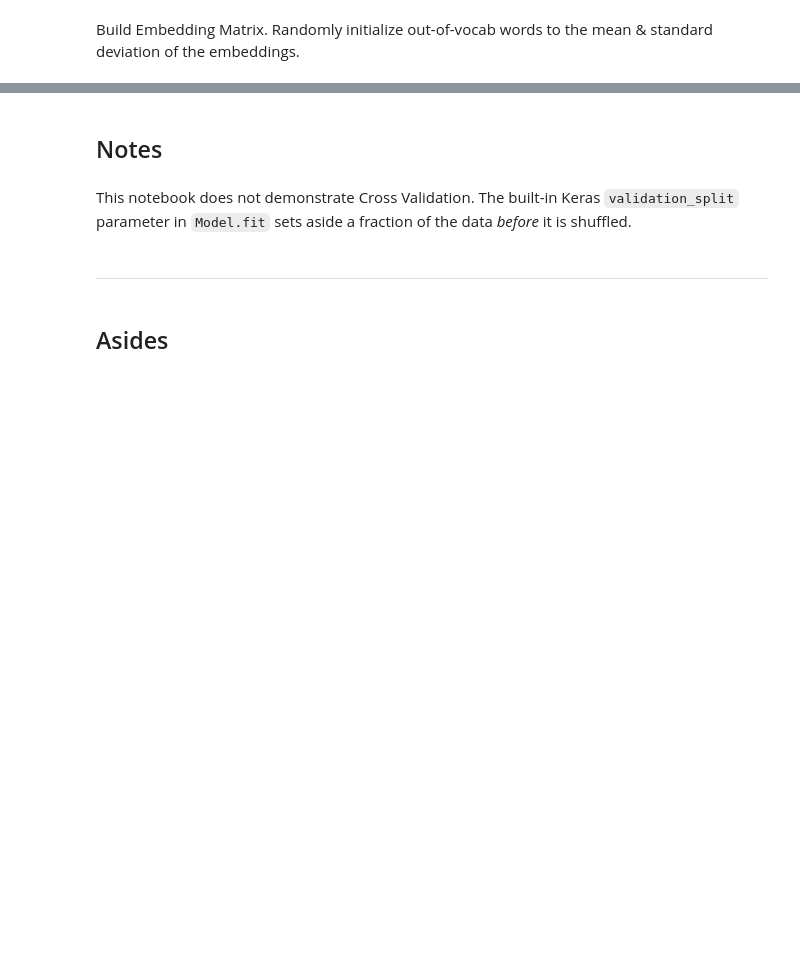
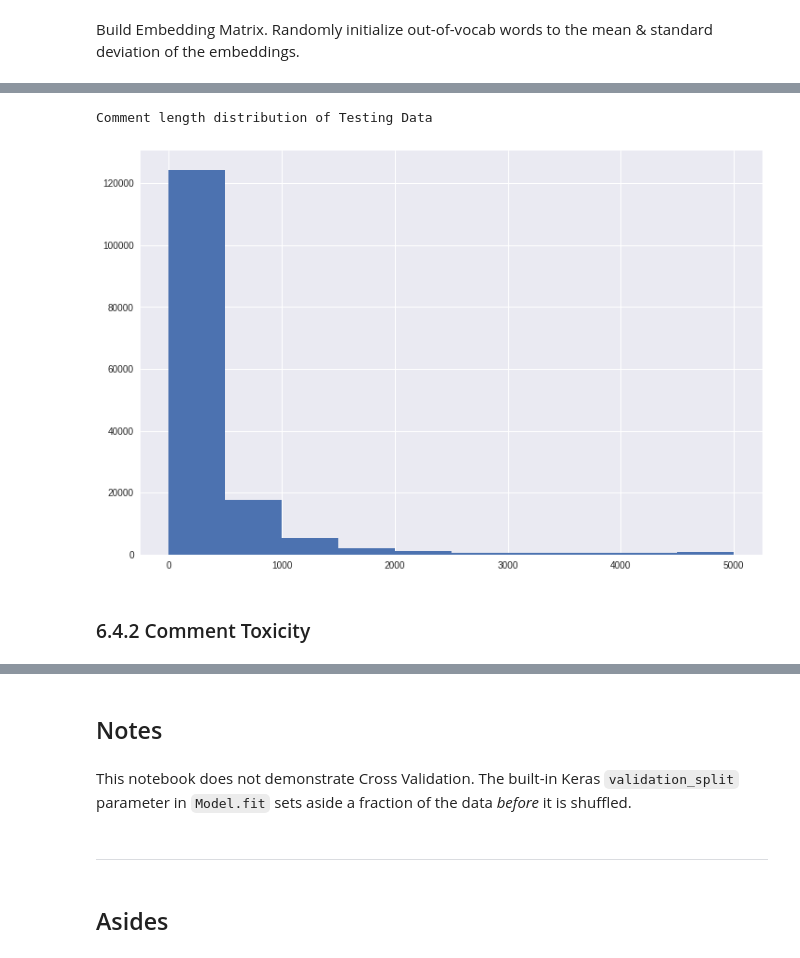
Before and after one commit to WNoxchi/deeplearningstudy, a Jupyter notebook: ToxicComment/Toxic Comment Classifier - Keras-TF.ipynb, the cells around one changed output, grey strips where cells are left out. Drawn from its saved outputs; the diff is of its cells as text; code cells hidden in the pictures; blank space fills up the shorter version.

```diff
--- a/ToxicComment/Toxic Comment Classifier - Keras-TF.ipynb
+++ b/ToxicComment/Toxic Comment Classifier - Keras-TF.ipynb
@@ -145,0 +679,8 @@ model.compile(optimizer="adam", loss='binary_crossentropy', metrics=['accuracy']
+# %%
+print("Comment length distribution of Testing Data")
+comment_lengths_test.hist(figsize=(12,8));
+# %% [output]
+Comment length distribution of Testing Data
+[figure, added]
+# %% [markdown]
+### 6.4.2 Comment Toxicity
```
Also changed, not shown: parts of 135 cells of this notebook, 3 other files.
